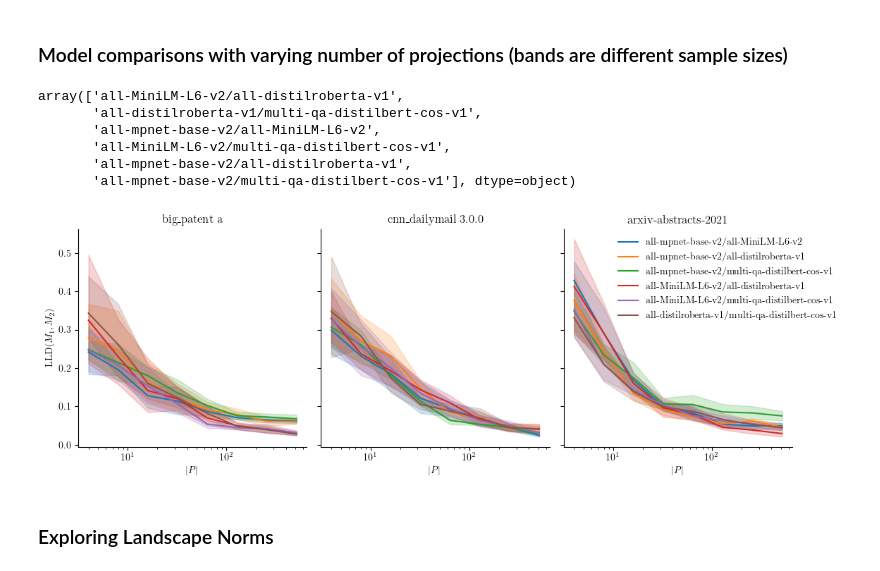
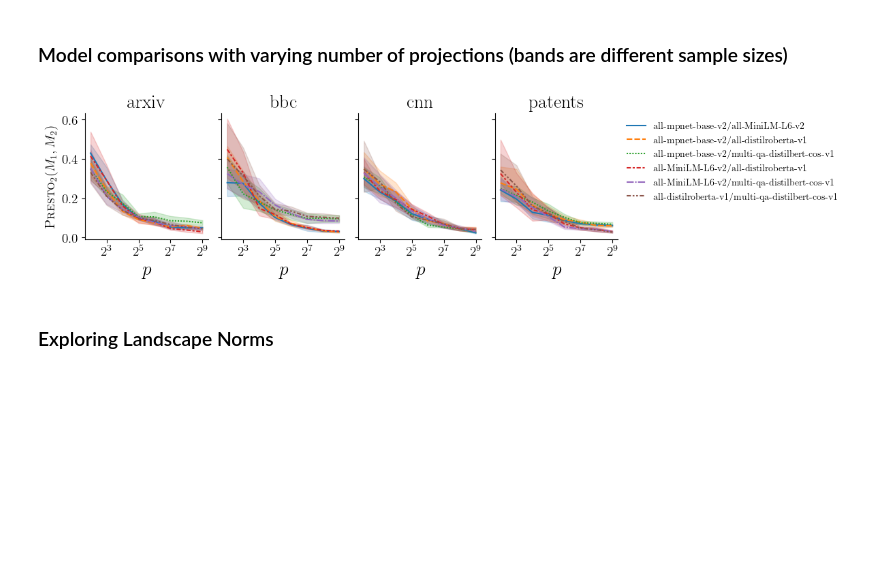
Before and after one commit to aidos-lab/Presto, a Jupyter notebook: notebooks/presto_test.ipynb, the cells around one changed output. Drawn from its saved outputs; the diff is of its cells as text; code cells hidden in the pictures; blank space fills up the shorter version.

```diff
--- a/notebooks/presto_test.ipynb
+++ b/notebooks/presto_test.ipynb
@@ -23,3 +23,4 @@ warnings.filterwarnings("ignore")
 plt.rcParams['pdf.fonttype'] = 42
 plt.rcParams['text.usetex'] = True
 plt.rcParams['font.family'] = 'serif'
+plt.rcParams['text.latex.preamble'] = r"\usepackage{amssymb}\usepackage{amsmath}"
@@ -90,6 +110,9 @@ df_fine.head(2)
 df_fine.to_csv("finegrained_score_data.csv.gz")
 # %% [markdown]
 ### Same model, same dataset – looking at effect of sample size and number of projections
+# %%
+sorted_models = ['all-mpnet-base-v2','all-MiniLM-L6-v2', 'all-distilroberta-v1','multi-qa-distilbert-cos-v1']
+sorted_datasets = ['arxiv', 'bbc', 'cnn', 'patents']
 # %%
 samples_m2 = 16384
 projections_m2 = 512
@@ -200,63 +206,61 @@ from embeddings import clean_dataset_name
 # %%
 method = "ward"
 metric = "euclidean"
-for idx,dataset in enumerate(datasets):
+for idx,dataset in enumerate(sorted_datasets):
     melted_small = df_fine.query("m1_n_samples == m2_n_samples == @samples_m2 and m1_n_projections == m2_n_projections == @projections_m2 "
                   + "and m1_dataset == m2_dataset == @dataset"
                  ).pivot(index="m1_model", columns="m2_model", values="aggregate_presto").sort_index().fillna(0)
     melted_small += melted_small.T
     linkage = hc.linkage(sp.distance.squareform(melted_small), method=method, metric=metric)
     sns.clustermap(melted_small, row_linkage=linkage, col_linkage=linkage, cmap="viridis")
-    plt.savefig(f"effects_model-only_dataset-{clean_dataset_name(dataset)}_clustermap_method-{method}_metric-{metric}.pdf", bbox_inches="tight", transparent=True)
+    plt.savefig(f"{paper_figure_path}/effects_model-only_dataset-{dataset}_clustermap_method-{method}_metric-{metric}.pdf", bbox_inches="tight", transparent=True)
     plt.close()
 # %%
 method = "ward"
 metric = "euclidean"
-for idx,model in enumerate(models):
+for idx,model in enumerate(sorted_models):
     melted_small = df_fine.query("m1_n_samples == m2_n_samples == @samples_m2 and m1_n_projections == m2_n_projections == @projections_m2 "
                   + "and m1_model == m2_model == @model"
                  ).pivot(index="m1_dataset", columns="m2_dataset", values="aggregate_presto").sort_index().fillna(0)
     melted_small += melted_small.T
     linkage = hc.linkage(sp.distance.squareform(melted_small), method=method, metric=metric)
     sns.clustermap(melted_small, row_linkage=linkage, col_linkage=linkage, cmap="viridis")
-    plt.savefig(f"effects_data-only_model-{model}_clustermap_method-{method}_metric-{metric}.pdf", bbox_inches="tight", transparent=True)
+    plt.savefig(f"{paper_figure_path}/effects_data-only_model-{model}_clustermap_method-{method}_metric-{metric}.pdf", bbox_inches="tight", transparent=True)
     plt.close()
 # %% [markdown]
 ### Model comparisons with varying number of projections (bands are different sample sizes)
-# %%
-df.models.unique()
-# %% [output]
-array(['all-MiniLM-L6-v2/all-distilroberta-v1',
-       'all-distilroberta-v1/multi-qa-distilbert-cos-v1',
-       'all-mpnet-base-v2/all-MiniLM-L6-v2',
-       'all-MiniLM-L6-v2/multi-qa-distilbert-cos-v1',
-       'all-mpnet-base-v2/all-distilroberta-v1',
-       'all-mpnet-base-v2/multi-qa-distilbert-cos-v1'], dtype=object)
 # %%
-sorted_models = [
+sorted_model_pairs = [
        'all-mpnet-base-v2/all-MiniLM-L6-v2',
        'all-mpnet-base-v2/all-distilroberta-v1',
        'all-mpnet-base-v2/multi-qa-distilbert-cos-v1',
         'all-MiniLM-L6-v2/all-distilroberta-v1',
        'all-MiniLM-L6-v2/multi-qa-distilbert-cos-v1',
                 'all-distilroberta-v1/multi-qa-distilbert-cos-v1',]
 df = df_fine.query("m1_n_samples == m2_n_samples and m1_n_projections == m2_n_projections "
                   + "and m1_dataset == m2_dataset and m1_model != m2_model"
                  )
-fig, ax = plt.subplots(1,3,figsize=(12,4), sharex=True, sharey=True)
-for idx,dataset in enumerate(sorted(datasets)):
-    sns.lineplot(data=df.query("m1_dataset == @dataset").sort_values("models", key=lambda vec:vec.map(lambda x:sorted_models.index(x))),
-                        y="aggregate_presto", x="m1_n_projections", ax=ax[idx], hue="models", legend=False if idx != len(datasets)-1 else True)
-    ax[idx].set_title(f"{dataset.split('/')[-1]}")
-    ax[idx].set_xscale("log")
-    ax[idx].set_xlabel("$|P|$")
-ax[0].set_ylabel("LLD$(M_1,M_2)$")
-ax[-1].legend(bbox_to_anchor=(0.2,1), frameon=False)
+fig, ax = plt.subplots(1,len(datasets),figsize=(3 * len(datasets),3), sharex=True, sharey=True)
+for idx,dataset in enumerate(sorted_datasets):
+    sns.lineplot(data=df.query("m1_dataset == @dataset").sort_values("models", key=lambda vec:vec.map(lambda x:sorted_model_pairs.index(x))),
+                        y="aggregate_presto", x="m1_n_projections", ax=ax[idx], hue="models", legend=False if idx != len(datasets)-1 else True,
+                style="models"
+                )
+    ax[idx].set_title(dataset, fontsize=title_fontsize)
+    ax[idx].set_xscale("log", base=2)
+    ax[idx].set_xlabel("$p$", fontsize=title_fontsize)
+for axx in ax:
+    axx.set_yticks(np.arange(0.0,0.7,0.2))
+    axx.set_yticklabels([round(x,2) for x in np.arange(0.0,0.7,0.2)], fontsize=label_fontsize)
+    axx.set_xticks([2**x for x in range(3,10,2)])
+    axx.set_xticklabels([r"$2^"+str(x)+"$" for x in range(3,10,2)], fontsize=label_fontsize)
+ax[0].set_ylabel(r"\textsc{Presto}"+"$_2(M_1,M_2)$", fontsize=label_fontsize)
+ax[-1].legend(title="", bbox_to_anchor=(1,1), frameon=False)
 sns.despine(fig)
 plt.tight_layout()
-plt.savefig(f"effects_n-projections_model-comparisons.pdf", bbox_inches="tight", transparent=True)
+plt.savefig(f"{paper_figure_path}/effects_n-projections_model-comparisons.pdf", bbox_inches="tight", transparent=True)
 # %% [output]
-[figure, old version]
+[figure, new version]
 # %% [markdown]
 ### Exploring Landscape Norms
 # %%
```
Also changed, not shown: parts of 25 cells of this notebook, 12 other files.
